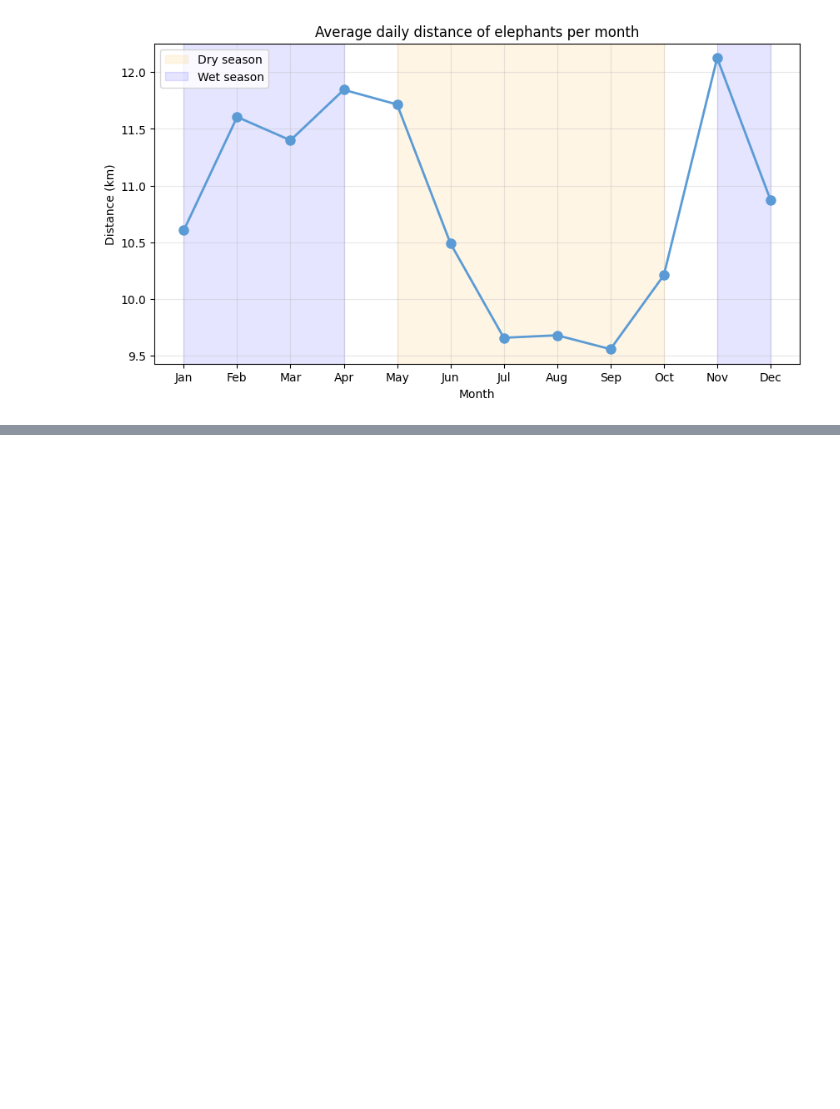
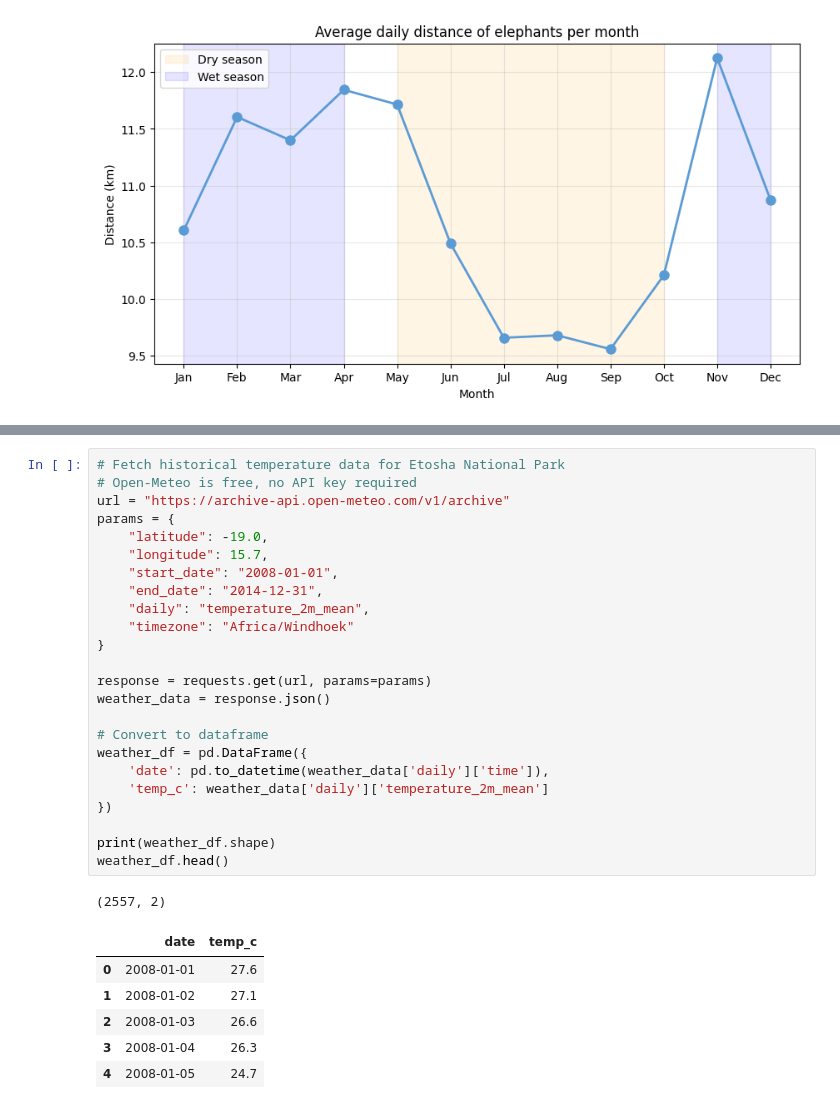
Before and after one commit to manuela1702/elephant_migration, a Jupyter notebook: elephant_migration.ipynb, the cells around one changed output, grey strips where cells are left out. Cells and saved outputs as stored; diff of their text form; blank space fills up the shorter version.

```diff
--- a/elephant_migration.ipynb
+++ b/elephant_migration.ipynb
@@ -194,0 +207,32 @@ plt.show()
+# %%
+# Fetch historical temperature data for Etosha National Park
+# Open-Meteo is free, no API key required
+url = "https://archive-api.open-meteo.com/v1/archive"
+params = {
+    "latitude": -19.0,
+    "longitude": 15.7,
+    "start_date": "2008-01-01",
+    "end_date": "2014-12-31",
+    "daily": "temperature_2m_mean",
+    "timezone": "Africa/Windhoek"
+}
+
+response = requests.get(url, params=params)
+weather_data = response.json()
+
+# Convert to dataframe
+weather_df = pd.DataFrame({
+    'date': pd.to_datetime(weather_data['daily']['time']),
+    'temp_c': weather_data['daily']['temperature_2m_mean']
+})
+
+print(weather_df.shape)
+weather_df.head()
+# %% [output]
+(2557, 2)
+|  | date | temp_c |
+| 0 | 2008-01-01 | 27.6 |
+| 1 | 2008-01-02 | 27.1 |
+| 2 | 2008-01-03 | 26.6 |
+| 3 | 2008-01-04 | 26.3 |
+| 4 | 2008-01-05 | 24.7 |
```
Also changed, not shown: parts of 3 cells of this notebook.
